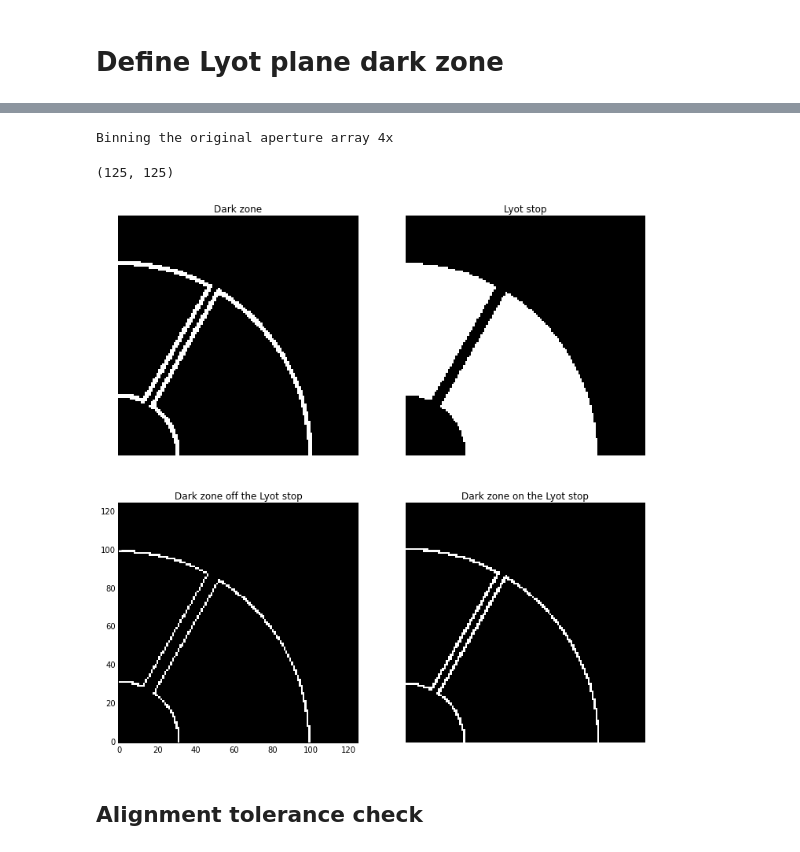
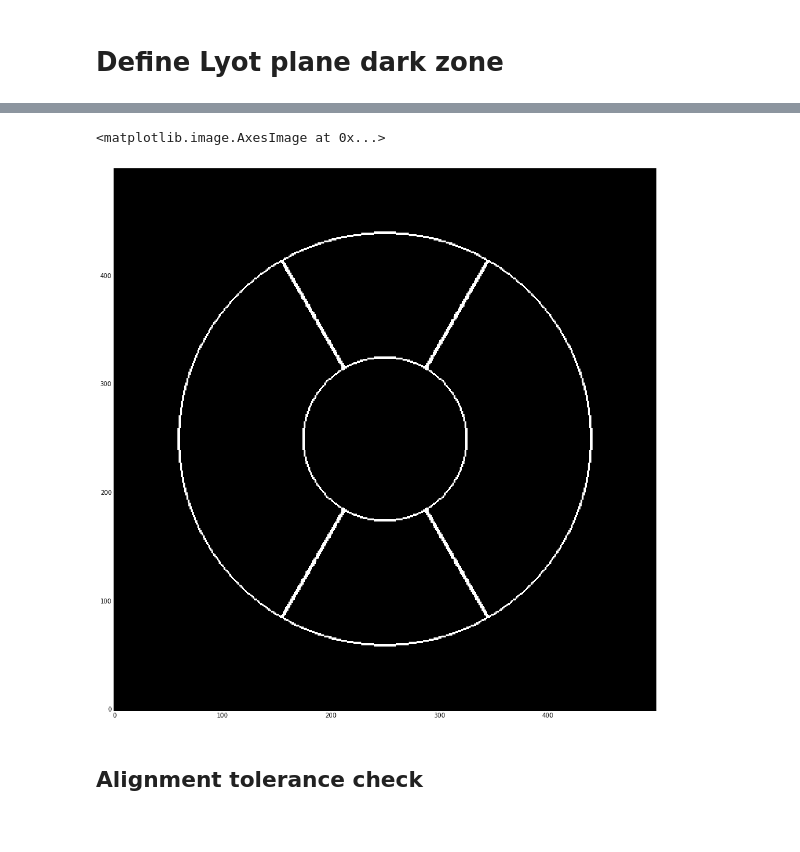
Before and after one commit to neilzim/SCDA, a Jupyter notebook: make_Lyotstop_obs1.ipynb, the cells around one changed output, grey strips where cells are left out. Cells and saved outputs as stored; diff of their text form; code cells hidden in the pictures.

```diff
--- a/make_Lyotstop_obs1.ipynb
+++ b/make_Lyotstop_obs1.ipynb
@@ -214,0 +177,5 @@ XYshifts_allowed_inner = zip(Xshifts_inner[allowed_shifts_inner], Yshifts_inner[
+# %%
+max_shift = dz_width
+shift_range = range(-max_shift,max_shift+1,1)
+[Xshifts, Yshifts] = np.meshgrid(shift_range, shift_range)
+allowed_shifts = np.less_equal(Xshifts**2 + Yshifts**2, max_shift**2)
@@ -214,0 +188,3 @@ XYshifts_allowed_inner = zip(Xshifts_inner[allowed_shifts_inner], Yshifts_inner[
+# %%
+XYshifts_allowed = zip(Xshifts[allowed_shifts], Yshifts[allowed_shifts])
+len(XYshifts_allowed)
@@ -215,10 +193,11 @@ XYshifts_allowed_inner = zip(Xshifts_inner[allowed_shifts_inner], Yshifts_inner[
 # %%
-shift_secobs_accum_outer = np.ones(secobs.shape).astype(int)
-for (xshift,yshift) in XYshifts_allowed_outer:
-    shift_secobs = np.roll(np.roll(secobs, yshift, 0), xshift, 1)
-    shift_secobs_accum_outer = np.logical_and(shift_secobs_accum_outer, shift_secobs)
+fat_LS = np.ones(orig_LS.shape)
+for (xshift,yshift) in XYshifts_allowed:
+    LS_shifted = np.roll(np.roll(orig_LS, yshift, 0), xshift, 1)
+    fat_LS *= LS_shifted
 
-shift_secobs_accum_inner = np.ones(secobs.shape).astype(int)
-for (xshift,yshift) in XYshifts_allowed_inner:
-    shift_secobs = np.roll(np.roll(secobs, yshift, 0), xshift, 1)
-    shift_secobs_accum_inner = np.logical_and(shift_secobs_accum_inner, shift_secobs)
+inv_thin_LS = np.ones(orig_LS.shape)
+for (xshift,yshift) in XYshifts_allowed:
+    inv_LS_shifted = 1-np.roll(np.roll(orig_LS, yshift, 0), xshift, 1)
+    inv_thin_LS *= inv_LS_shifted
+thin_LS = 1-inv_thin_LS
@@ -236,36 +204,17 @@ plt.imshow(Lyot_dz)
-# %%
-#Lyot_dz_binned = skimage.transform.rescale(Lyot_dz, scalefac, order=1)
-
-print("Binning the original aperture array {0:d}x".format(scalefac))
-Lyot_dz_binned = np.reshape(Lyot_dz, (Lyot_dz.shape[0]/scalefac, scalefac,
-                                      Lyot_dz.shape[1]/scalefac, scalefac)).mean(1).mean(2)
-
-L_bin = Lyot_dz_binned.shape[0]
-Lyot_dz_binned_quad = Lyot_dz_binned[L_bin/2:L_bin/2+N,L_bin/2:L_bin/2+N]
-Lyot_dz_binned_quad_binary = np.round(Lyot_dz_binned_quad).astype(int)
-Lyot_dz_binned_quad.shape
-# %% [output]
-Binning the original aperture array 4x
-(125, 125)
-# %%
-plt.figure(figsize=(12,12))
-plt.subplot(221)
-plt.title('Dark zone')
-plt.imshow(Lyot_dz_binned_quad_binary)
-plt.axis('off')
-plt.subplot(222)
-plt.title('Lyot stop')
-plt.imshow(Lyot_stop_binned_quad_binary)
-plt.axis('off')
-plt.subplot(223)
-plt.title('Dark zone off the Lyot stop')
-plt.imshow(Lyot_stop_binned_quad_binary & Lyot_dz_binned_quad_binary)
-plt.subplot(224)
-plt.title('Dark zone on the Lyot stop')
-plt.imshow(~Lyot_stop_binned_quad_binary & Lyot_dz_binned_quad_binary)
-t=plt.axis('off')
-# %% [output]
-[figure, removed]
+# %%
+Lyot_dz = np.logical_xor(thin_LS, fat_LS)
+L = Lyot_dz.shape[0]
+
+if symm is 'half':
+    Lyot_dz_crop = Lyot_dz[:,N:]
+else:
+    Lyot_dz_crop = Lyot_dz[N:,N:]
+# %%
+plt.figure(figsize=(16,16))
+plt.imshow(Lyot_dz)
+# %% [output]
+<matplotlib.image.AxesImage at 0x...>
+[figure, added]
 # %% [markdown]
 ## Alignment tolerance check
 # %%
```
Also changed, not shown: parts of 25 cells of this notebook.
